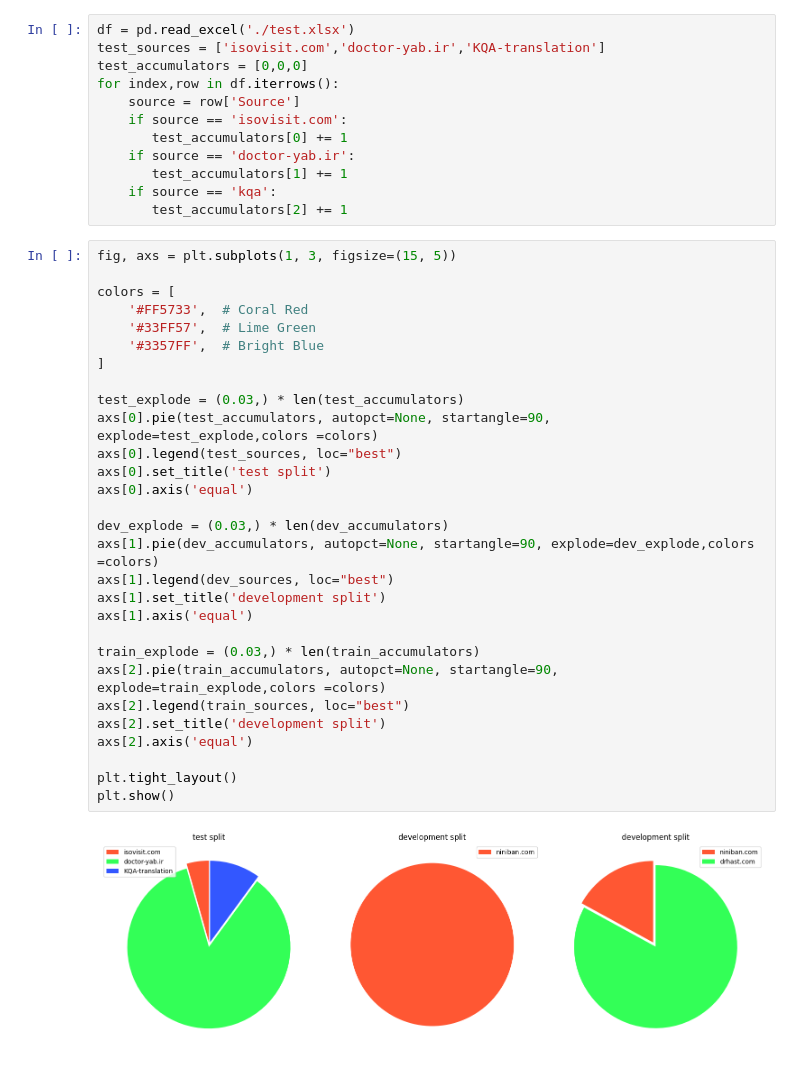
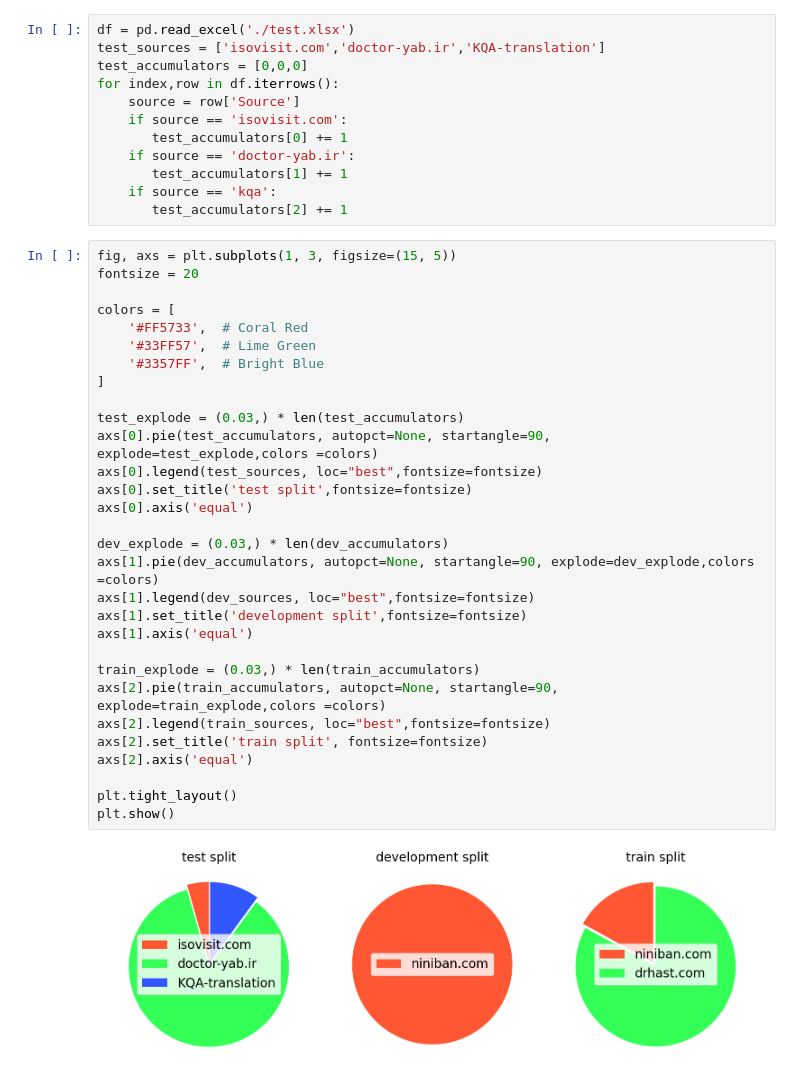
Before and after one commit to Mehrdadghassabi/Gaokerena-V, a Jupyter notebook: assets/analysis.ipynb, the cells around one changed output. Saved outputs shown, nothing was run; the diff lists cells and outputs as text.

```diff
--- a/assets/analysis.ipynb
+++ b/assets/analysis.ipynb
@@ -302,32 +301,33 @@ for index,row in df.iterrows():
        test_accumulators[2] += 1
 # %%
 fig, axs = plt.subplots(1, 3, figsize=(15, 5))
+fontsize = 20
 
 colors = [
     '#FF5733',  # Coral Red
     '#33FF57',  # Lime Green
     '#3357FF',  # Bright Blue
 ]
 
 test_explode = (0.03,) * len(test_accumulators)
 axs[0].pie(test_accumulators, autopct=None, startangle=90, explode=test_explode,colors =colors)
-axs[0].legend(test_sources, loc="best")
-axs[0].set_title('test split')
+axs[0].legend(test_sources, loc="best",fontsize=fontsize)
+axs[0].set_title('test split',fontsize=fontsize)
 axs[0].axis('equal')
 
 dev_explode = (0.03,) * len(dev_accumulators)
 axs[1].pie(dev_accumulators, autopct=None, startangle=90, explode=dev_explode,colors =colors)
-axs[1].legend(dev_sources, loc="best")
-axs[1].set_title('development split')
+axs[1].legend(dev_sources, loc="best",fontsize=fontsize)
+axs[1].set_title('development split',fontsize=fontsize)
 axs[1].axis('equal')
 
 train_explode = (0.03,) * len(train_accumulators)
 axs[2].pie(train_accumulators, autopct=None, startangle=90, explode=train_explode,colors =colors)
-axs[2].legend(train_sources, loc="best")
-axs[2].set_title('development split')
+axs[2].legend(train_sources, loc="best",fontsize=fontsize)
+axs[2].set_title('train split', fontsize=fontsize)
 axs[2].axis('equal')
 
 plt.tight_layout()
 plt.show()
 # %% [output]
-[figure, old version]
+[figure, new version]
```
Also changed, not shown: parts of 3 cells of this notebook.
